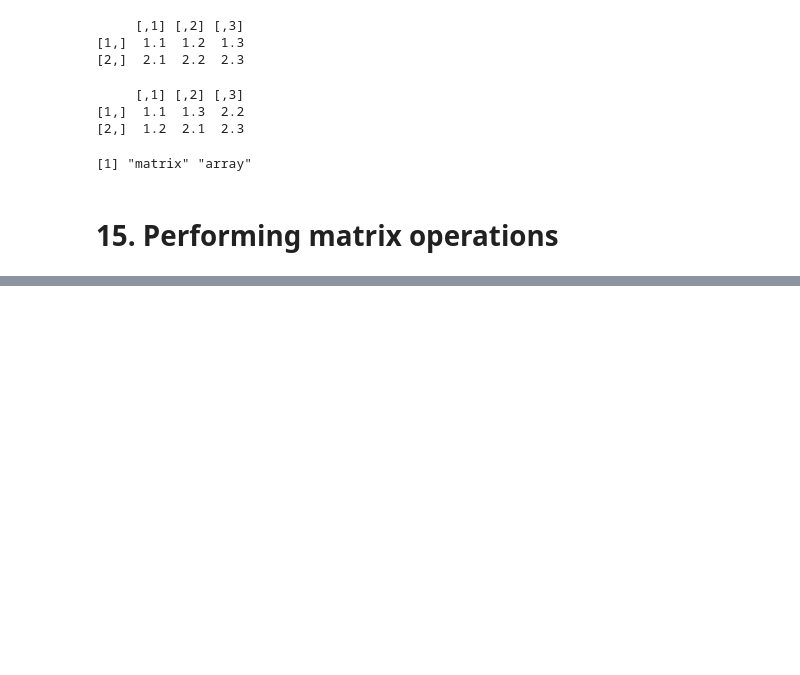
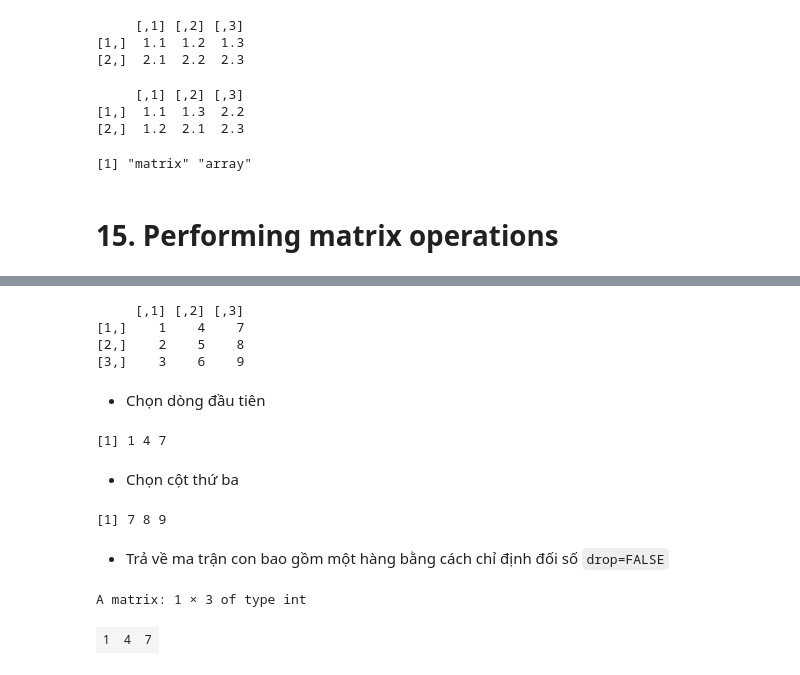
Before and after one commit to cuongpiger/R_Cookbook, a Jupyter notebook: Chapter 05. Data structures/demo.ipynb, the cells around one changed output, grey strips where cells are left out. Saved outputs shown, nothing was run; the diff lists cells and outputs as text; code cells hidden in the pictures; blank space fills up the shorter version.

```diff
--- a/Chapter 05. Data structures/demo.ipynb
+++ b/Chapter 05. Data structures/demo.ipynb
@@ -632,0 +697,28 @@ class(v)
+# %%
+mat = matrix(1:9, nrow=3, ncol=3)
+
+print(mat)
+# %% [output]
+     [,1] [,2] [,3]
+[1,]    1    4    7
+[2,]    2    5    8
+[3,]    3    6    9
+# %% [markdown]
+* Chọn dòng đầu tiên
+# %%
+mat[1,]
+# %% [output]
+[1] 1 4 7
+# %% [markdown]
+* Chọn cột thứ ba
+# %%
+mat[, 3]
+# %% [output]
+[1] 7 8 9
+# %% [markdown]
+* Trả về ma trận con bao gồm một hàng bằng cách chỉ định đối số `drop=FALSE`
+# %%
+mat[1,, drop=FALSE]
+# %% [output]
+A matrix: 1 × 3 of type int
+| 1 | 4 | 7 |
```
Also changed, not shown: parts of 17 cells of this notebook.
